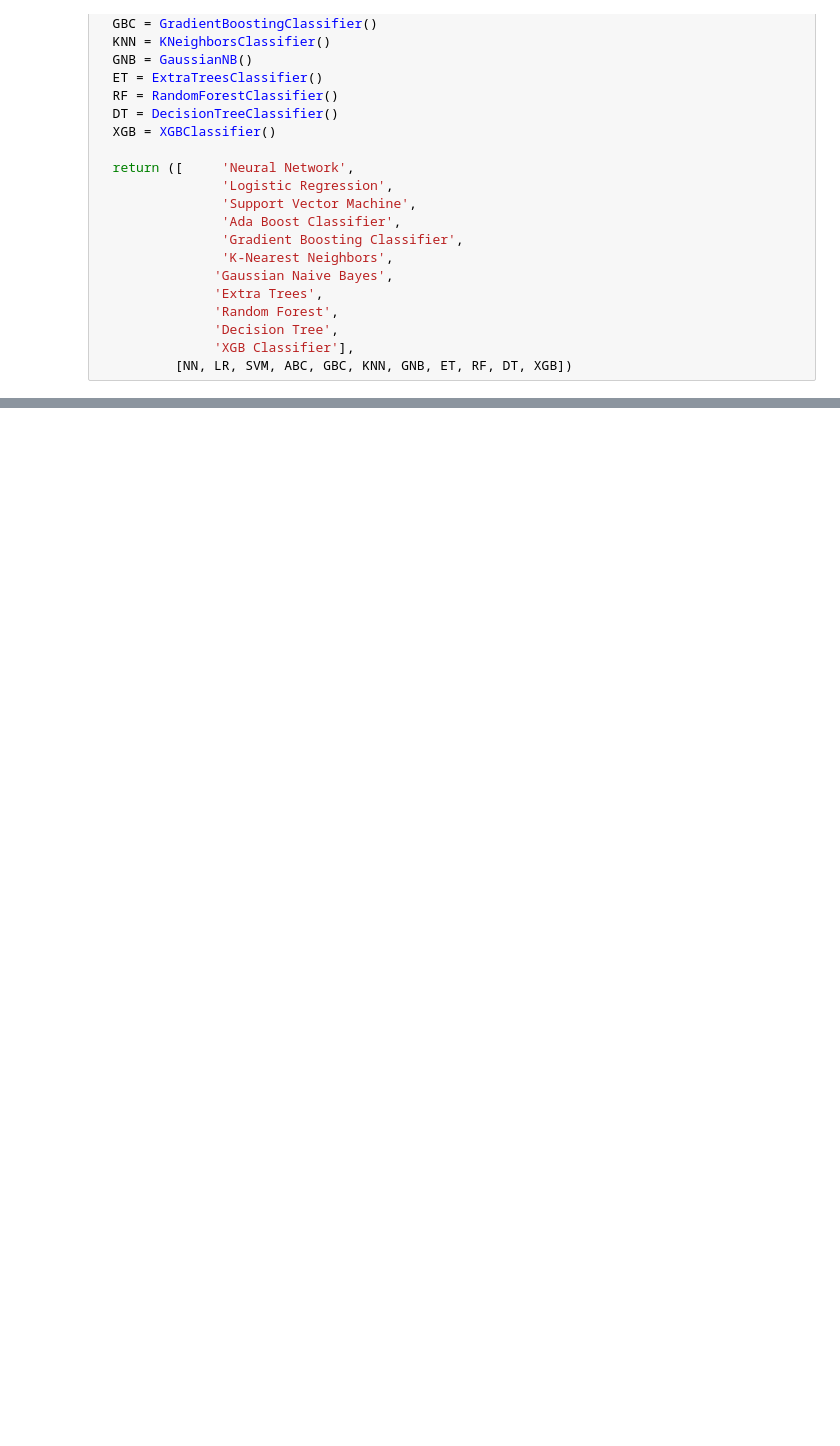
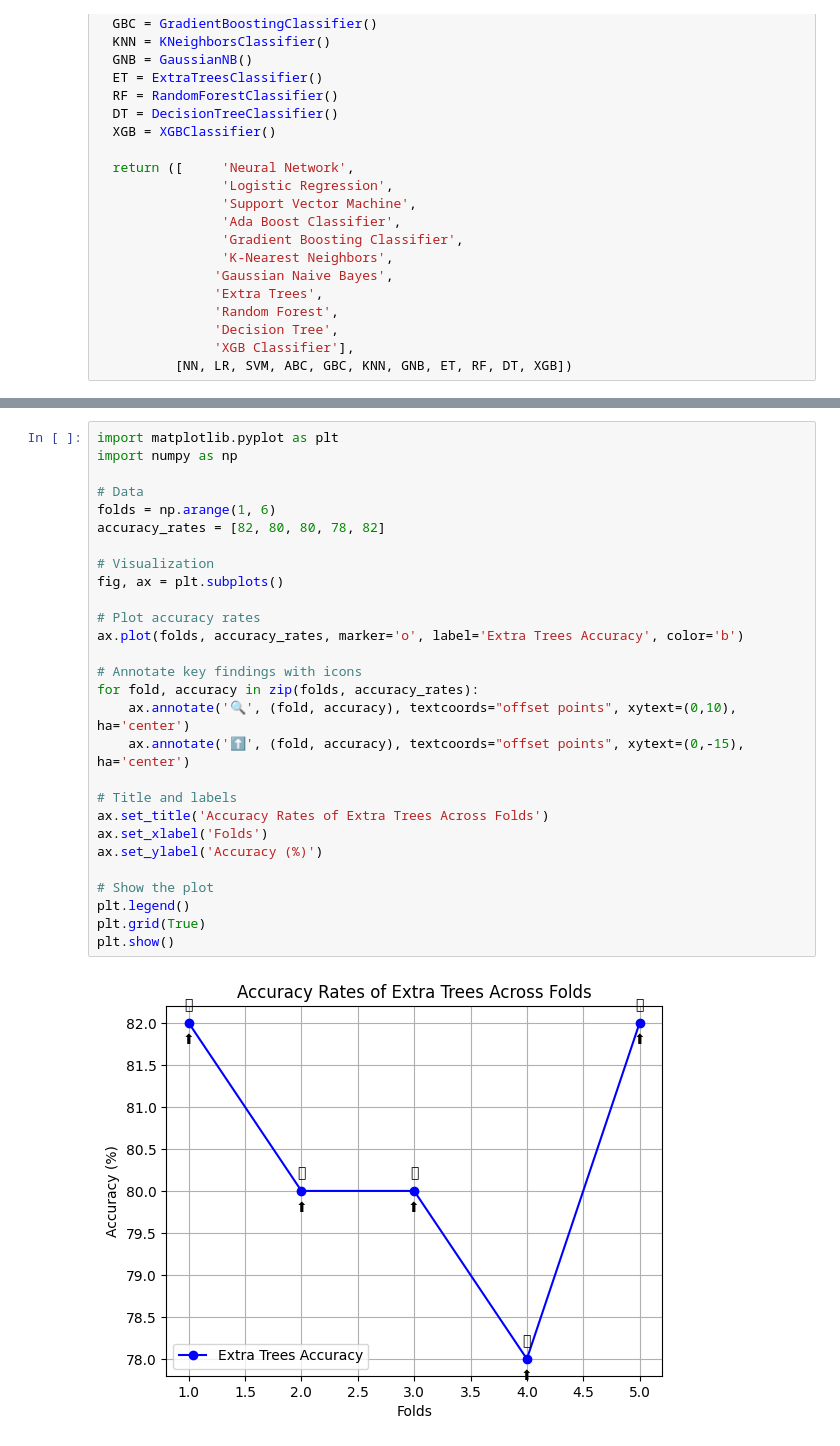
Before and after one commit to lemmynation/DataScienceEcosystem, a Jupyter notebook: Diabetes_Prediction_Papers.ipynb, the cells around one changed output, grey strips where cells are left out. Cells and saved outputs as stored; diff of their text form; blank space fills up the shorter version.

```diff
--- a/Diabetes_Prediction_Papers.ipynb
+++ b/Diabetes_Prediction_Papers.ipynb
@@ -505,0 +555,30 @@ accuracy
+# %%
+import matplotlib.pyplot as plt
+import numpy as np
+
+# Data
+folds = np.arange(1, 6)
+accuracy_rates = [82, 80, 80, 78, 82]
+
+# Visualization
+fig, ax = plt.subplots()
+
+# Plot accuracy rates
+ax.plot(folds, accuracy_rates, marker='o', label='Extra Trees Accuracy', color='b')
+
+# Annotate key findings with icons
+for fold, accuracy in zip(folds, accuracy_rates):
+    ax.annotate('🔍', (fold, accuracy), textcoords="offset points", xytext=(0,10), ha='center')
+    ax.annotate('⬆️', (fold, accuracy), textcoords="offset points", xytext=(0,-15), ha='center')
+
+# Title and labels
+ax.set_title('Accuracy Rates of Extra Trees Across Folds')
+ax.set_xlabel('Folds')
+ax.set_ylabel('Accuracy (%)')
+
+# Show the plot
+plt.legend()
+plt.grid(True)
+plt.show()
+# %% [output]
+[figure, added]
```
Also changed, not shown: parts of 2 cells of this notebook.
